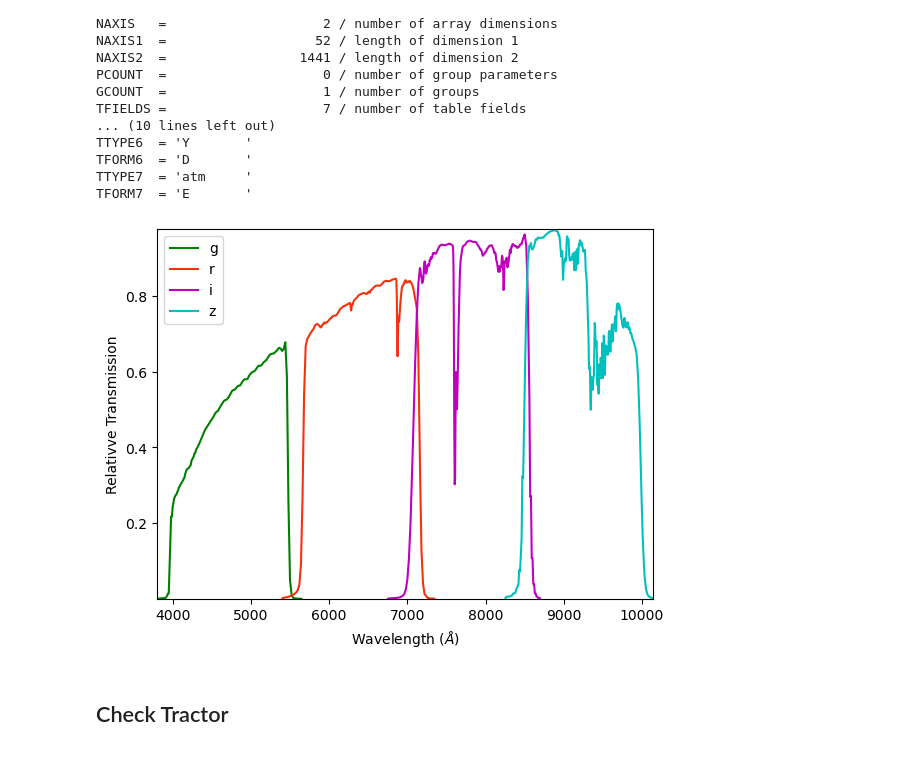
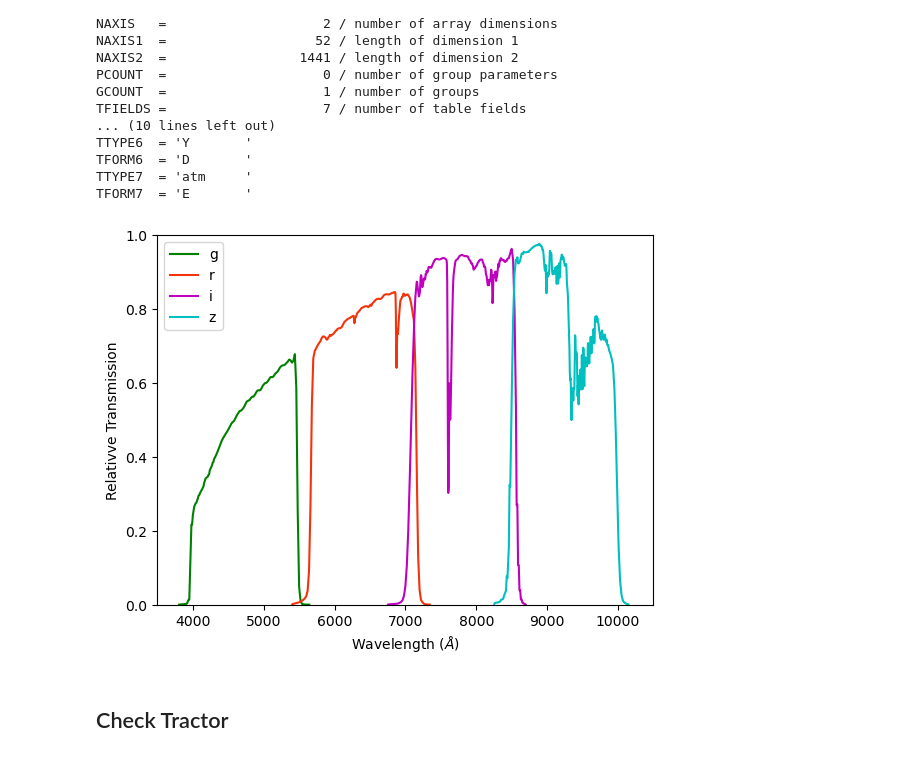
Before and after one commit to cyb0rb/WiFeS_Catalog, a Jupyter notebook: Figures_for_Report.ipynb, the cells around one changed output. Drawn from its saved outputs; the diff is of its cells as text; code cells hidden in the pictures.

```diff
--- a/Figures_for_Report.ipynb
+++ b/Figures_for_Report.ipynb
@@ -239,34 +239,36 @@ empty_i=[]
 x_i=[]
 for i in range(0,len(I)):
     if I[i]>0:
         empty_i.append(I[i])
         x_i.append(x[i])
 
 empty_z=[]
 x_z=[]
 for i in range(0,len(z)):
     if z[i]>0:
         empty_z.append(z[i])
         x_z.append(x[i])
 
 plt.plot(x_g,empty_g, color='g', label='g')
 plt.plot(x_r,empty_r, color='xkcd:vermillion', label='r')
 plt.plot(x_i,empty_i, color='m', label='i')
 plt.plot(x_z,empty_z,color='c', label='z')
 #plt.title('Wavelength Ranges and Relative Transmission for the DECam Filters')
+plt.ylim([0,1])
+plt.xlim([3500,10500])
 plt.legend()
 plt.xlabel('Wavelength ($\AA$)')
 plt.ylabel('Relativve Transmission')
 plt.margins(x=0, y=0)
 plt.show()
 
 #Wifes is 320-980nm
 #g_band is 398-548nm
 #r_band is 568-716
 #i-band is 710-857
 #z-band is 850-1002
 # %% [output]
-[figure, old version]
+[figure, new version]
 # %% [markdown]
 ## Check Tractor
 # %%
```
Also changed, not shown: 1 other file.
